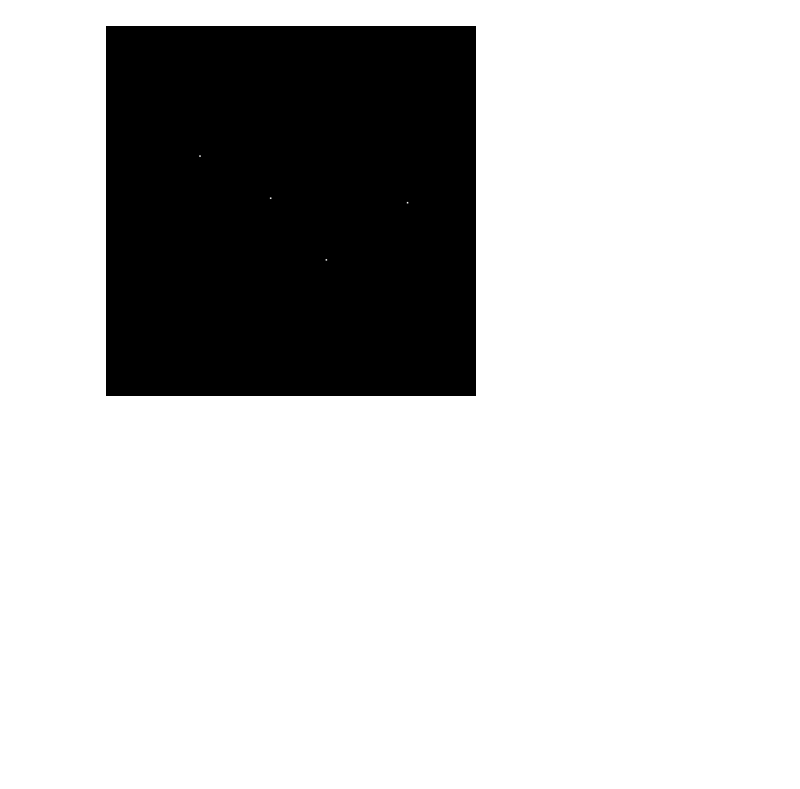
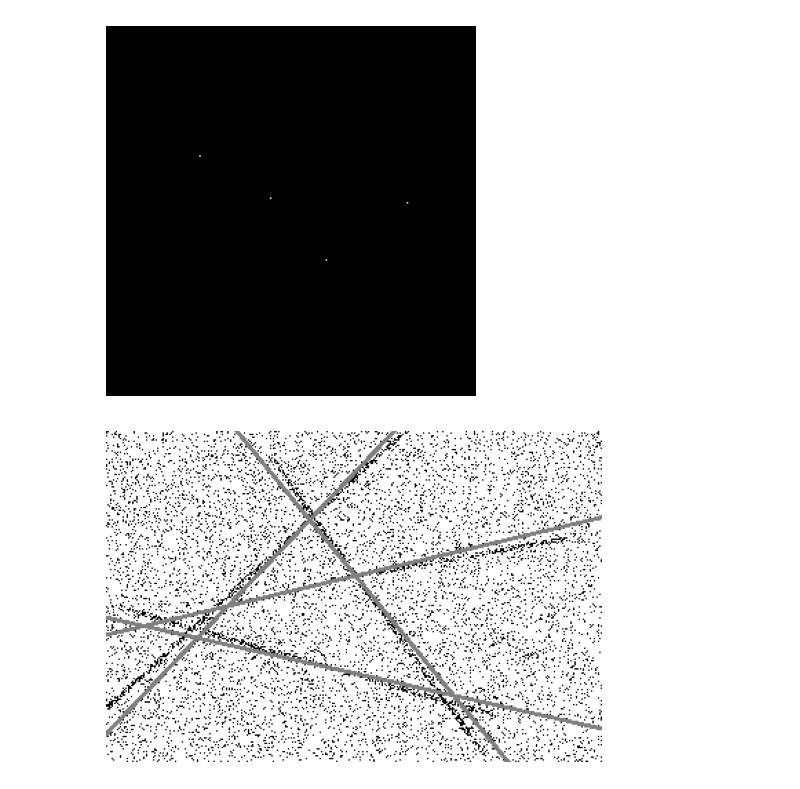
Before and after one commit to Pascal-2/2D_Computer_Vision, a Jupyter notebook: uebung5/Abgabe5.ipynb, the cells around one changed output. Drawn from its saved outputs; the diff is of its cells as text; code cells hidden in the pictures; blank space fills up the shorter version.

```diff
--- a/uebung5/Abgabe5.ipynb
+++ b/uebung5/Abgabe5.ipynb
@@ -37,7 +37,7 @@ class LinearHT:
             if r >= 0 and r < self.nRad:
                 self.houghArray[r][a] += 1
 # %%
-img = cv2.imread("2D_CV/noisy-lines.tif", cv2.IMREAD_GRAYSCALE)
+img = cv2.imread("noisy-lines.tif", cv2.IMREAD_GRAYSCALE)
 
 lines = LinearHT(img, 256, 256)
 
@@ -131,3 +135,29 @@ plt.axis('off')
 plt.show()
 # %% [output]
 [figure]
+# %%
+#lines im Originalbild darstellen
+ip = img # reference to original image
+xCtr = len(ip[0]) // 2 # x-coordinate of image center
+yCtr = len(ip) // 2 # y-coordinate of image center
+nRad = 256 # number of steps for radius
+rMax = math.sqrt(xCtr ** 2 + yCtr ** 2)
+dRad = (2 * rMax) / nRad # stepsize of radius
+
+for y, x in zip(*np.where(local_maxima == 255)):
+    angle = x * np.pi / 256
+    #radius = (y + 5 - 128) * (2 * lines.rMax / 256)
+    index_y = y + 5
+    radius = (index_y - nRad // 2) * dRad
+    a = math.cos(angle)
+    b = math.sin(angle)
+    x0 = a * radius + lines.xCtr
+    y0 = b * radius + lines.yCtr
+    pt1 = (int(x0 + 1000 * (-b)), int(y0 + 1000 * a))
+    pt2 = (int(x0 - 1000 * (-b)), int(y0 - 1000 * a))
+    cv2.line(img, pt1, pt2, 128, 2)
+plt.imshow(img, cmap='gray')
+plt.axis('off')
+plt.show()
+# %% [output]
+[figure, added]
```
Also changed, not shown: parts of 1 cell of this notebook, 7 other files.
